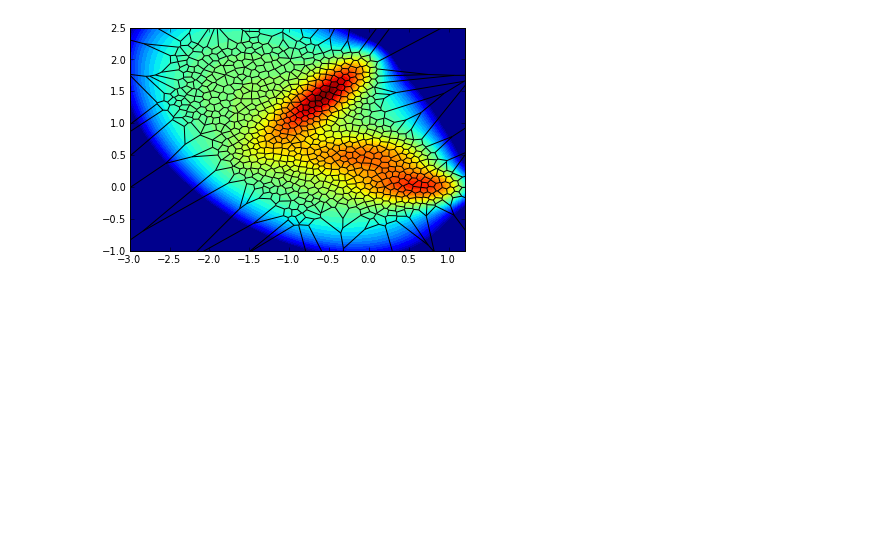
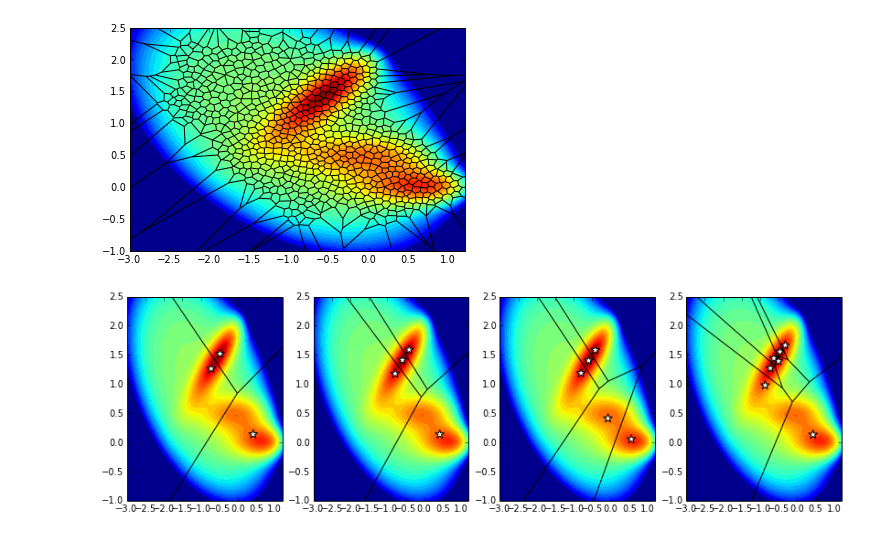
Before and after one commit to rmcgibbo/opt-k, a Jupyter notebook: muller/voronoi.ipynb, the cells around one changed output. Saved outputs shown, nothing was run; the diff lists cells and outputs as text; code cells hidden in the pictures; blank space fills up the shorter version.

```diff
--- a/muller/voronoi.ipynb
+++ b/muller/voronoi.ipynb
@@ -70,3 +69,23 @@ ylim(limits[2:])
 # %% [output]
 (-1, 2.5)
 [figure]
+# %%
+my_cmap = matplotlib.cm.jet_r
+vor_color = 'black'
+g3 = np.load('KMeans/k3/gens.npy')
+g4 = np.load('KMeans/k4/gens.npy')
+g5 = np.load('KMeans/k5/gens.npy')
+g7 = np.load('KMeans/k7/gens.npy')
+limits = [-3, 1.3, -1, 2.5]
+figure(figsize=(14,4))
+i=0
+for g in [g3, g4, g5, g7]:
+    subplot(141 + i)
+    muller.plot_v(*limits, cmap=my_cmap)
+    muller.plot_voronoi(g, limits, color=vor_color)
+    scatter(g[:,0], g[:,1], marker='*', s=100, c='white')
+    xlim(limits[0], 1.2)
+    ylim(limits[2:])
+    i += 1
+# %% [output]
+[figure, added]
```
Also changed, not shown: parts of 1 cell of this notebook, 4 other files.
